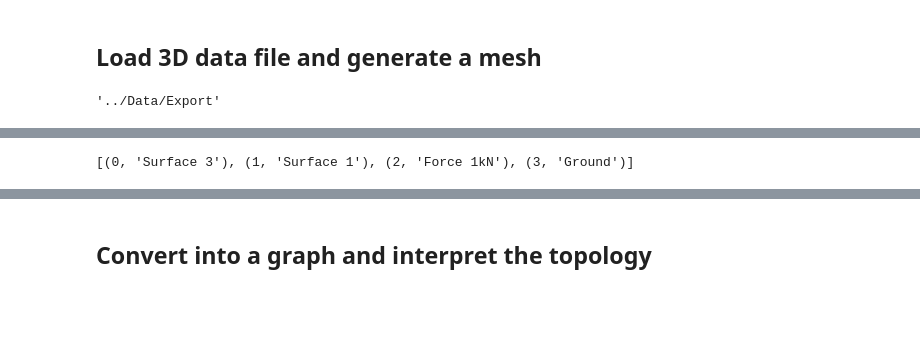
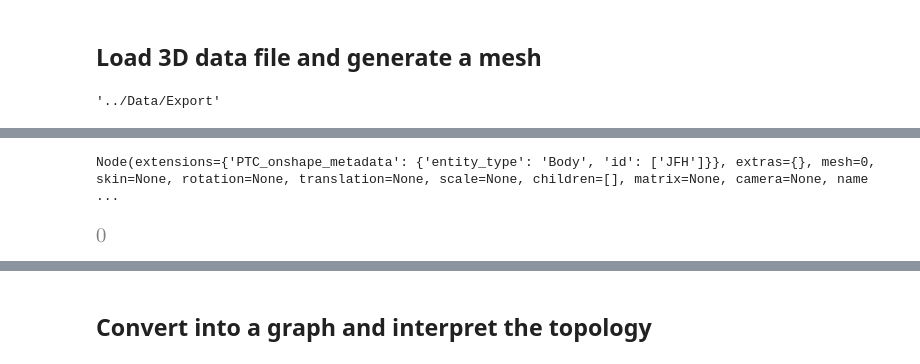
Before and after one commit to cstarkjp/ConceptualDesign, a Jupyter notebook: Notebooks/Demo.ipynb, the cells around one changed output, grey strips where cells are left out. Saved outputs shown, nothing was run; the diff lists cells and outputs as text; code cells hidden in the pictures; blank space fills up the shorter version.

```diff
--- a/Notebooks/Demo.ipynb
+++ b/Notebooks/Demo.ipynb
@@ -148,4 +127,15 @@ gltf = GLTF2().load(filename)
-# %%
-[(member_.mesh, member_.name) for member_ in gltf.nodes]
-# %% [output]
-[(0, 'Surface 3'), (1, 'Surface 1'), (2, 'Force 1kN'), (3, 'Ground')]
+# %%
+gltf = mesh.gltf
+# %%
+current_scene = gltf.scenes[gltf.scene]
+node_index = current_scene.nodes[0]  # scene.nodes is the indices, not the objects
+box = gltf.nodes[node_index]
+box
+# %% [output]
+Node(extensions={'PTC_onshape_metadata': {'entity_type': 'Body', 'id': ['JFH']}}, extras={}, mesh=0, skin=None, rotation=None, translation=None, scale=None, children=[], matrix=None, camera=None, name ...
+# %%
+glmesh = gltf.meshes[gltf.scenes[gltf.scene].nodes[0]]
+p = glmesh.primitives[0]
+p.material
+# %% [output]
+[figure, added]
```
Also changed, not shown: parts of 16 cells of this notebook, 9 other files.
